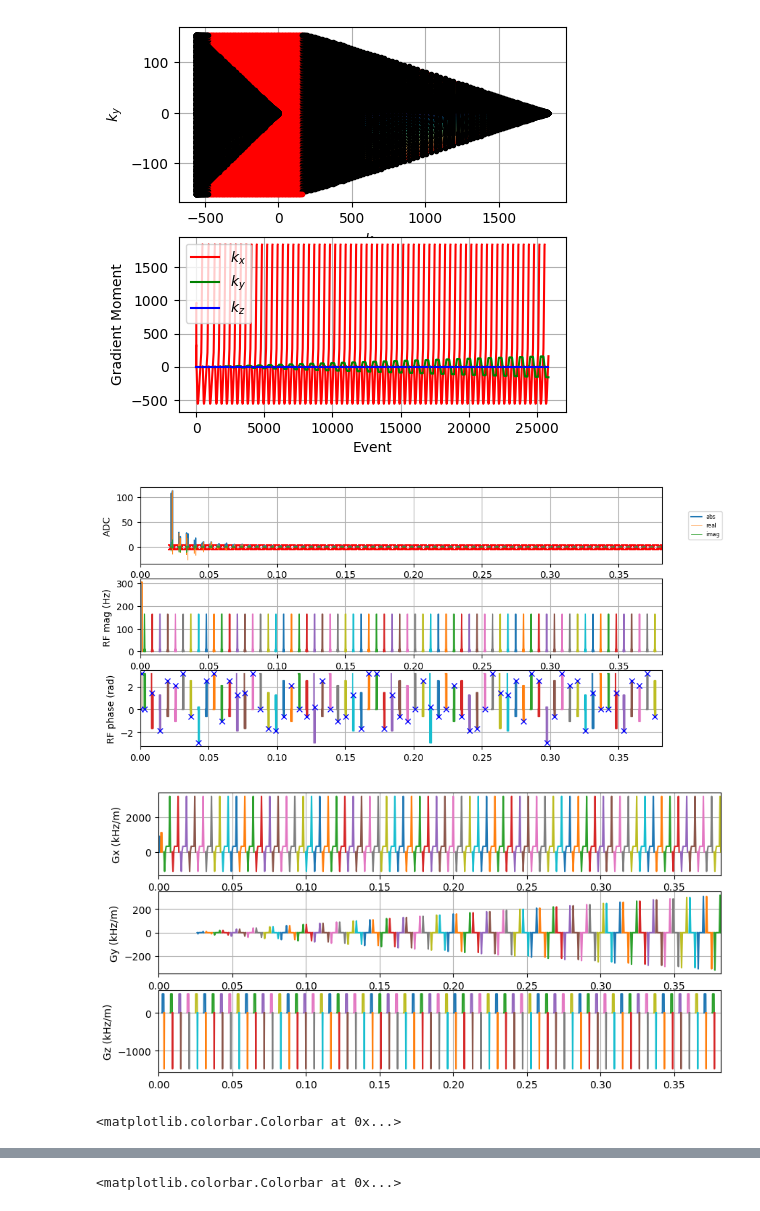
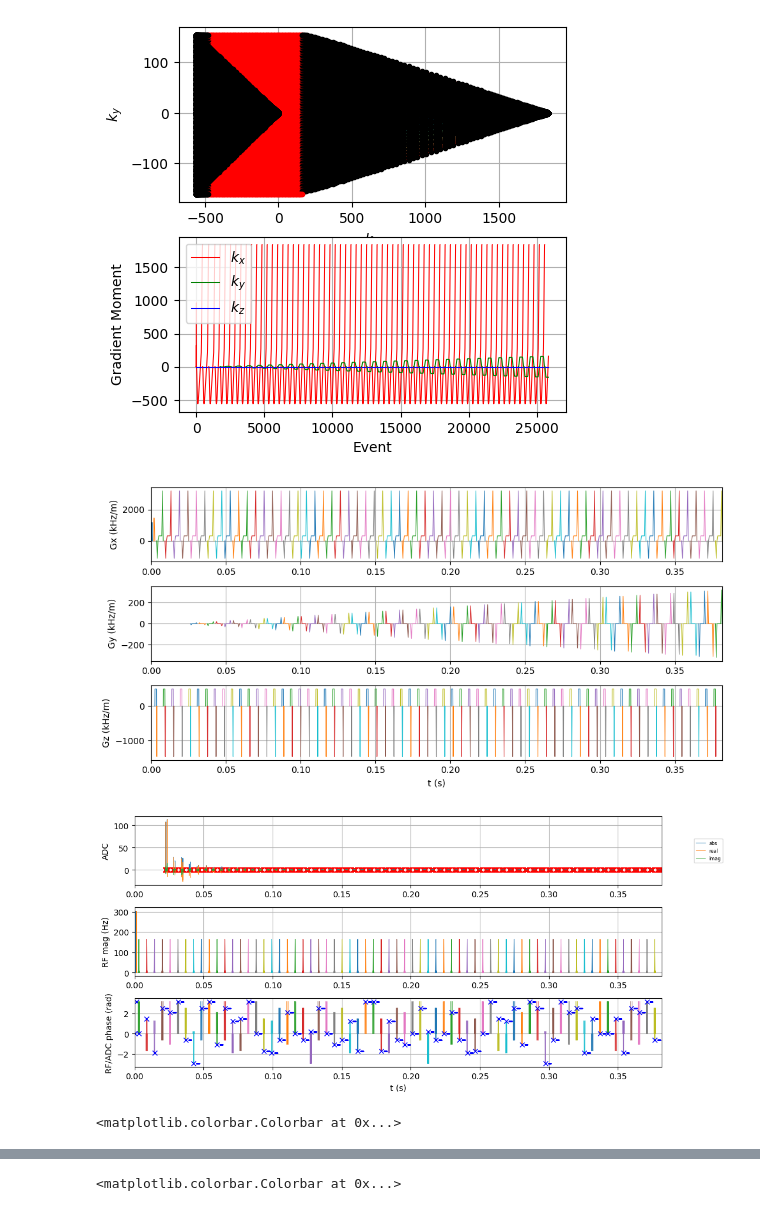
Before and after one commit to MRsources/MRzero-Core, a Jupyter notebook: documentation/playground_mr0/mr0_DREAM_STID_seq.ipynb, the cells around one changed output, grey strips where cells are left out. Saved outputs shown, nothing was run; the diff lists cells and outputs as text; code cells hidden in the pictures.

Commit message:
switched to pulseq 1.4.
still some timing errors

```diff
--- a/documentation/playground_mr0/mr0_DREAM_STID_seq.ipynb
+++ b/documentation/playground_mr0/mr0_DREAM_STID_seq.ipynb
@@ -57,7 +59,7 @@ system = pp.Opts(
 )
 
 # %% S2. DEFINE the sequence
-seq = pp.Sequence()
+seq = pp.Sequence(system)
 
 # Define FOV and resolution
 fov = 200e-3
@@ -76,8 +78,8 @@ gx_pre_amp = -7*gx_read_amp/2 # amplitude for G_m1 (gx_pre) part of gx_ext
 
 # Define rf events
 # STEAM rf pulses:
-rf1 = pp.make_block_pulse(flip_angle=55 * np.pi / 180, duration=t0, slice_thickness=slice_thickness, system=system)
-rf2 = pp.make_block_pulse(flip_angle=55 * np.pi / 180, phase_offset=180*np.pi/180, duration=t0, slice_thickness=slice_thickness, system=system)
+rf1 = pp.make_block_pulse(flip_angle=55 * np.pi / 180, duration=t0,system=system)
+rf2 = pp.make_block_pulse(flip_angle=55 * np.pi / 180, phase_offset=180*np.pi/180, duration=t0, system=system)
 
 rf1.delay=0
 rf2.delay=0
@@ -188,10 +190,7 @@ else:
     [print(e) for e in error_report]
 
 # PLOT sequence
-sp_adc, t_adc = mr0.util.pulseq_plot(seq, clear=False, figid=(11,12))
-#
-if 0:
-    sp_adc,t_adc =seq.plot(clear=True)
+seq.plot()
 
 
 # Prepare the sequence output for the scanner
@@ -261,8 +276,9 @@ seq0.plot_kspace_trajectory()
 graph = mr0.compute_graph(seq0, obj_p, 200, 1e-3)
 signal = mr0.execute_graph(graph, seq0, obj_p, print_progress=False)
 
-plt.close(11);plt.close(12)
-sp_adc, t_adc = mr0.util.pulseq_plot(seq, clear=False, signal=signal.numpy())
+seq.plot(plot_now=False)
+mr0.util.insert_signal_plot(seq=seq, signal =signal.numpy())
+plt.show()
 
 # plot the result into the ADC subplot
 #plt.close(11);plt.close(12)
@@ -316,34 +332,34 @@ kspace2_1=torch.fft.fftshift(kspace2,0); kspace2_1=torch.fft.fftshift(kspace2_1,
 space2 = torch.fft.fft2(kspace2_1,dim=(0,1))
 # fftshift
 space2=torch.fft.ifftshift(space2,0); space2=torch.fft.ifftshift(space2,1)
 
 img_FID = space2
 
 img_STE = np.flip(np.rot90(img_STE,3),1)
 
 img_FID = np.flip(np.rot90(img_FID,3),1)
 
 plt.subplot(345); plt.title('k-space_STID')
 plt.imshow(np.abs(kspace1))
 plt.subplot(349); plt.title('k-space_r_STID')
 plt.imshow(np.log(np.abs(kspace1)))
 
 plt.subplot(346); plt.title('k-space_FID')
 plt.imshow(np.abs(kspace2))
 plt.subplot(3,4,10); plt.title('k-space_r_FID')
 plt.imshow(np.log(np.abs(kspace2)))
 
 plt.subplot(347); plt.title('FFT-magnitude_STID', fontsize=15)
 plt.imshow(np.abs(img_STE),vmin=0,origin='lower'); plt.axis('off'); plt.colorbar()
 plt.subplot(3,4,11); plt.title('FFT-magnitude_FID', fontsize=15)
 plt.imshow(np.abs(img_FID),vmin=0,origin='lower'); plt.axis('off'); plt.colorbar()
 
 plt.subplot(348); plt.title('FFT-phase_STID', fontsize=15)
 plt.imshow(np.angle(img_STE),vmin=-np.pi,vmax=np.pi,origin='lower'); plt.axis('off'); plt.colorbar()
 plt.subplot(3,4,12); plt.title('FFT-phase_FID', fontsize=15)
 plt.imshow(np.angle(img_FID),vmin=-np.pi,vmax=np.pi,origin='lower'); plt.axis('off'); plt.colorbar()
 # %% [output]
-[figure, old version]
+[figure, new version]
-[figure, old version]
+[figure, new version]
-[figure, old version]
+[figure, new version]
 <matplotlib.colorbar.Colorbar at 0x...>
```
Also changed, not shown: parts of 5 cells of this notebook.
